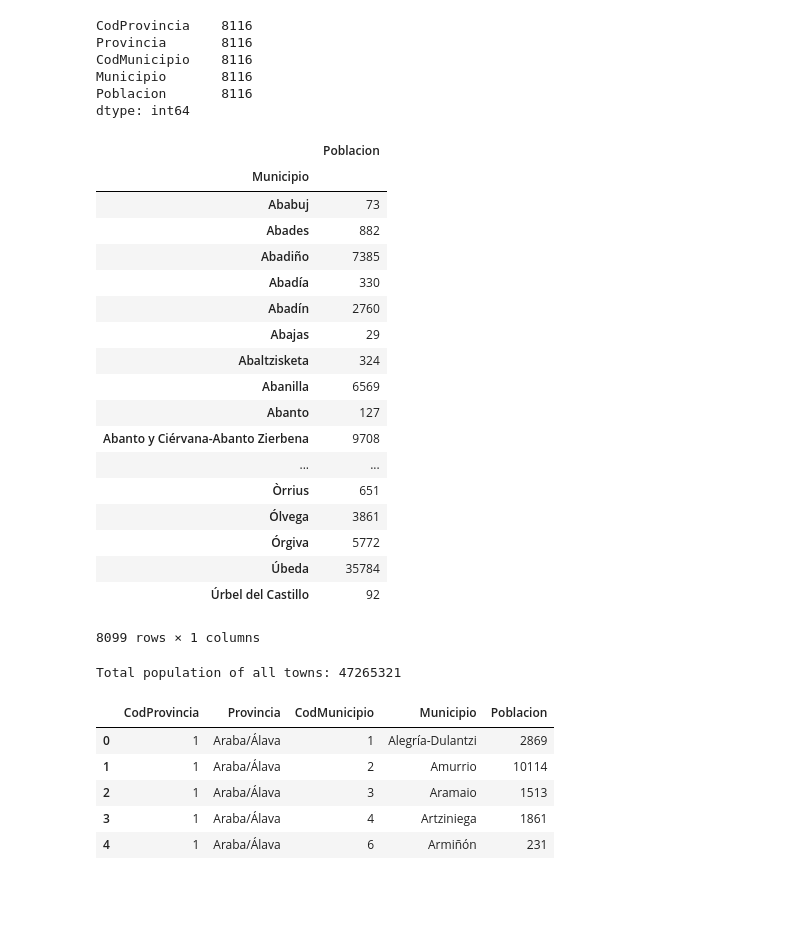
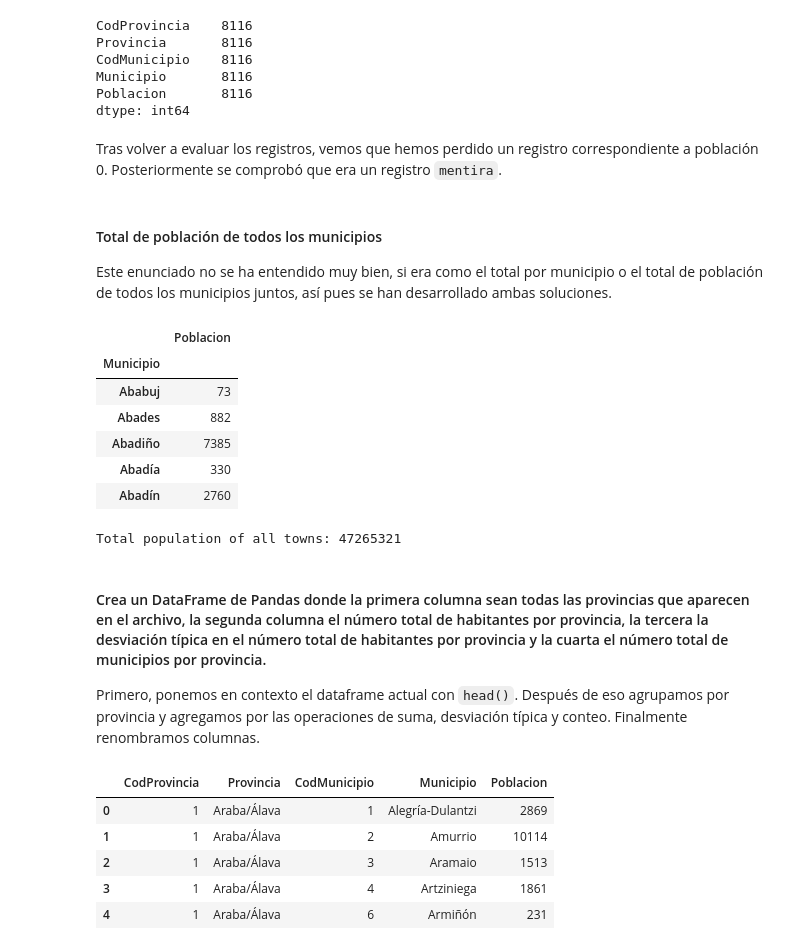
Before and after one commit to RaulRC/mia-iia, a Jupyter notebook: task2/Tema2_Raul_ReguilloCarmona.ipynb, the cells around one changed output. Saved outputs shown, nothing was run; the diff lists cells and outputs as text; code cells hidden in the pictures; blank space fills up the shorter version.

````diff
--- a/task2/Tema2_Raul_ReguilloCarmona.ipynb
+++ b/task2/Tema2_Raul_ReguilloCarmona.ipynb
@@ -110,26 +145,22 @@ CodMunicipio    8116
 Municipio       8116
 Poblacion       8116
 dtype: int64
+# %% [markdown]
+Tras volver a evaluar los registros, vemos que hemos perdido un registro correspondiente a población 0. Posteriormente se comprobó que era un registro ```mentira```.
+# %% [markdown]
+#### Total de población de todos los municipios
+
+Este enunciado no se ha entendido muy bien, si era como el total por municipio o el total de población de todos los municipios juntos, así pues se han desarrollado ambas soluciones.
 # %%
-pob[['Municipio','Poblacion']].groupby(['Municipio']).sum()
+#Count population by town
+munic_count = pob[['Municipio','Poblacion']].groupby(['Municipio']).sum()
+munic_count.head()
 # %% [output]
 |  | Poblacion |
 | Municipio |  |
 | Ababuj | 73 |
 | Abades | 882 |
 | Abadiño | 7385 |
 | Abadía | 330 |
 | Abadín | 2760 |
-| Abajas | 29 |
-| Abaltzisketa | 324 |
-| Abanilla | 6569 |
-| Abanto | 127 |
-| Abanto y Ciérvana-Abanto Zierbena | 9708 |
-| ... | ... |
-| Òrrius | 651 |
-| Ólvega | 3861 |
-| Órgiva | 5772 |
-| Úbeda | 35784 |
-| Úrbel del Castillo | 92 |
-8099 rows × 1 columns
 # %%
@@ -136,6 +168,10 @@ pob[['Municipio','Poblacion']].groupby(['Municipio']).sum()
 print("Total population of all towns: {}".format(pob['Poblacion'].sum()))
 # %% [output]
 Total population of all towns: 47265321
+# %% [markdown]
+#### Crea un DataFrame de Pandas donde la primera columna sean todas las provincias que aparecen en el archivo, la segunda columna el número total de habitantes por provincia, la tercera la desviación típica en el número total de habitantes por provincia y la cuarta el número total de municipios por provincia.
+
+Primero, ponemos en contexto el dataframe actual con ```head()```. Después de eso agrupamos por provincia y agregamos por las operaciones de suma, desviación típica y conteo. Finalmente renombramos columnas.
 # %%
 pob.head()
 # %% [output]
````
Also changed, not shown: parts of 46 cells of this notebook.
